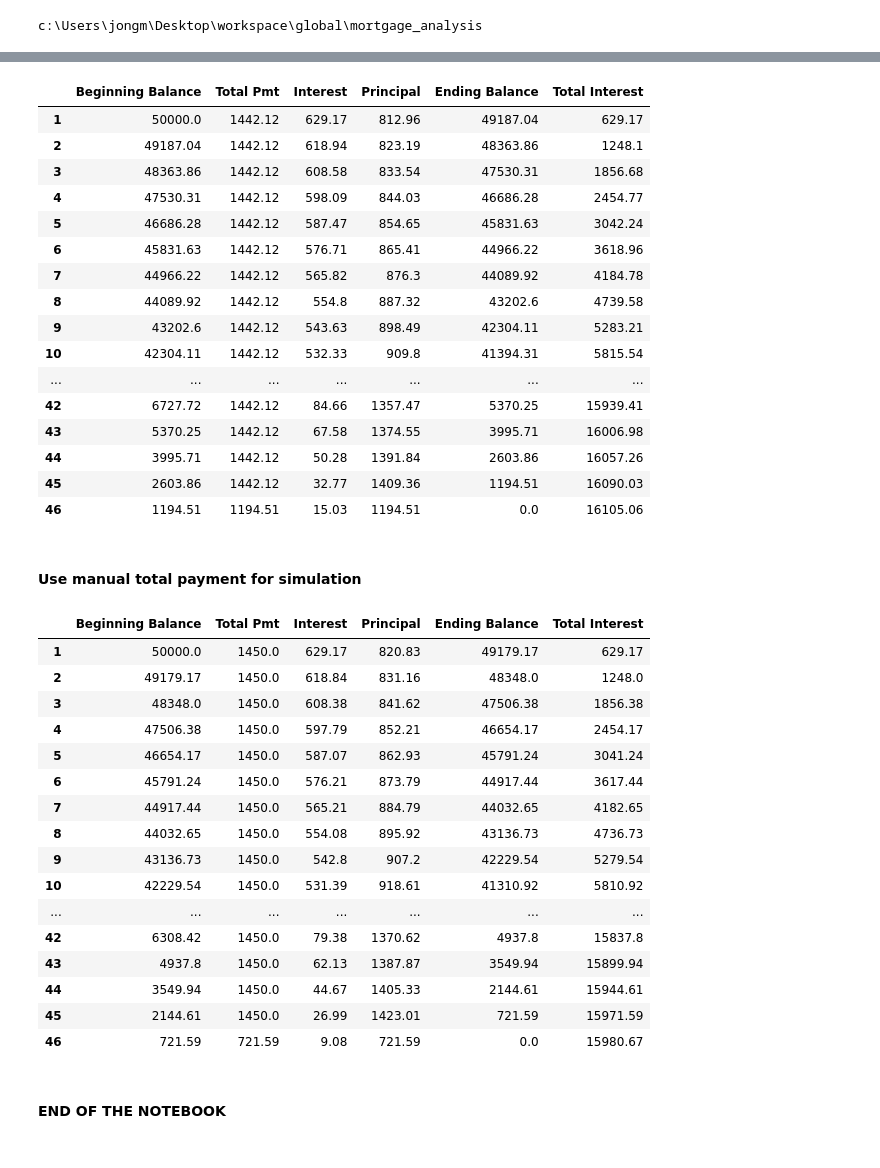
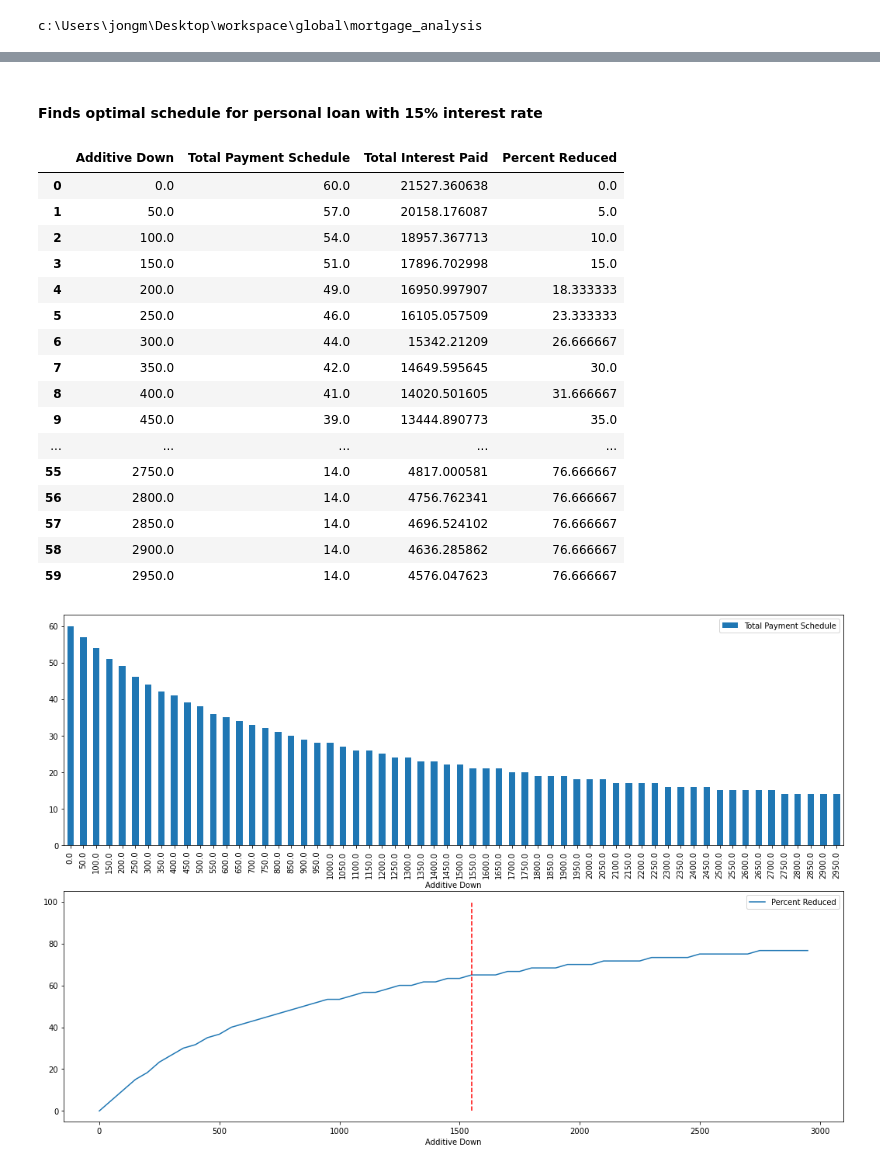
Before and after one commit to jshinm/mortgage_analysis, a Jupyter notebook: examples/loan_payment_schedule_personal_loan.ipynb, the cells around one changed output, grey strips where cells are left out. Saved outputs shown, nothing was run; the diff lists cells and outputs as text; code cells hidden in the pictures.

```diff
--- a/examples/loan_payment_schedule_personal_loan.ipynb
+++ b/examples/loan_payment_schedule_personal_loan.ipynb
@@ -16,2 +14,6 @@ APR = 0.1510 #in percentage
 # %%
-df = find_optimal_schedule(P=LOAN_AMT, r=APR, n=LOAN_TERM, test_range=range(0, 3000, 50))
+lc = LoanCalc(
+    P=LOAN_AMT,
+    r=APR,
+    n=LOAN_TERM,
+)
@@ -43,44 +20,23 @@ df.plot(x='Additive Down', y='Total Payment Schedule', kind='bar')
-# %%
-generate_amortization_table(P=LOAN_AMT, r=APR, n=LOAN_TERM, additive=250)
-# %% [output]
-|  | Beginning Balance | Total Pmt | Interest | Principal | Ending Balance | Total Interest |
-| 1 | 50000.0 | 1442.12 | 629.17 | 812.96 | 49187.04 | 629.17 |
-| 2 | 49187.04 | 1442.12 | 618.94 | 823.19 | 48363.86 | 1248.1 |
-| 3 | 48363.86 | 1442.12 | 608.58 | 833.54 | 47530.31 | 1856.68 |
-| 4 | 47530.31 | 1442.12 | 598.09 | 844.03 | 46686.28 | 2454.77 |
-| 5 | 46686.28 | 1442.12 | 587.47 | 854.65 | 45831.63 | 3042.24 |
-| 6 | 45831.63 | 1442.12 | 576.71 | 865.41 | 44966.22 | 3618.96 |
-| 7 | 44966.22 | 1442.12 | 565.82 | 876.3 | 44089.92 | 4184.78 |
-| 8 | 44089.92 | 1442.12 | 554.8 | 887.32 | 43202.6 | 4739.58 |
-| 9 | 43202.6 | 1442.12 | 543.63 | 898.49 | 42304.11 | 5283.21 |
-| 10 | 42304.11 | 1442.12 | 532.33 | 909.8 | 41394.31 | 5815.54 |
-| ... | ... | ... | ... | ... | ... | ... |
-| 42 | 6727.72 | 1442.12 | 84.66 | 1357.47 | 5370.25 | 15939.41 |
-| 43 | 5370.25 | 1442.12 | 67.58 | 1374.55 | 3995.71 | 16006.98 |
-| 44 | 3995.71 | 1442.12 | 50.28 | 1391.84 | 2603.86 | 16057.26 |
-| 45 | 2603.86 | 1442.12 | 32.77 | 1409.36 | 1194.51 | 16090.03 |
-| 46 | 1194.51 | 1194.51 | 15.03 | 1194.51 | 0.0 | 16105.06 |
-# %% [markdown]
-#### Use manual total payment for simulation
-# %%
-generate_amortization_table(P=LOAN_AMT, r=APR, n=LOAN_TERM, M=1450)
-# %% [output]
-|  | Beginning Balance | Total Pmt | Interest | Principal | Ending Balance | Total Interest |
-| 1 | 50000.0 | 1450.0 | 629.17 | 820.83 | 49179.17 | 629.17 |
-| 2 | 49179.17 | 1450.0 | 618.84 | 831.16 | 48348.0 | 1248.0 |
-| 3 | 48348.0 | 1450.0 | 608.38 | 841.62 | 47506.38 | 1856.38 |
-| 4 | 47506.38 | 1450.0 | 597.79 | 852.21 | 46654.17 | 2454.17 |
-| 5 | 46654.17 | 1450.0 | 587.07 | 862.93 | 45791.24 | 3041.24 |
-| 6 | 45791.24 | 1450.0 | 576.21 | 873.79 | 44917.44 | 3617.44 |
-| 7 | 44917.44 | 1450.0 | 565.21 | 884.79 | 44032.65 | 4182.65 |
-| 8 | 44032.65 | 1450.0 | 554.08 | 895.92 | 43136.73 | 4736.73 |
-| 9 | 43136.73 | 1450.0 | 542.8 | 907.2 | 42229.54 | 5279.54 |
-| 10 | 42229.54 | 1450.0 | 531.39 | 918.61 | 41310.92 | 5810.92 |
-| ... | ... | ... | ... | ... | ... | ... |
-| 42 | 6308.42 | 1450.0 | 79.38 | 1370.62 | 4937.8 | 15837.8 |
-| 43 | 4937.8 | 1450.0 | 62.13 | 1387.87 | 3549.94 | 15899.94 |
-| 44 | 3549.94 | 1450.0 | 44.67 | 1405.33 | 2144.61 | 15944.61 |
-| 45 | 2144.61 | 1450.0 | 26.99 | 1423.01 | 721.59 | 15971.59 |
-| 46 | 721.59 | 721.59 | 9.08 | 721.59 | 0.0 | 15980.67 |
-# %% [markdown]
-#### END OF THE NOTEBOOK
+# %% [markdown]
+#### Finds optimal schedule for personal loan with 15% interest rate
+# %%
+lc.find_optimal_schedule(search_range=range(0, 3000, 50))
+# %% [output]
+|  | Additive Down | Total Payment Schedule | Total Interest Paid | Percent Reduced |
+| 0 | 0.0 | 60.0 | 21527.360638 | 0.0 |
+| 1 | 50.0 | 57.0 | 20158.176087 | 5.0 |
+| 2 | 100.0 | 54.0 | 18957.367713 | 10.0 |
+| 3 | 150.0 | 51.0 | 17896.702998 | 15.0 |
+| 4 | 200.0 | 49.0 | 16950.997907 | 18.333333 |
+| 5 | 250.0 | 46.0 | 16105.057509 | 23.333333 |
+| 6 | 300.0 | 44.0 | 15342.21209 | 26.666667 |
+| 7 | 350.0 | 42.0 | 14649.595645 | 30.0 |
+| 8 | 400.0 | 41.0 | 14020.501605 | 31.666667 |
+| 9 | 450.0 | 39.0 | 13444.890773 | 35.0 |
+| ... | ... | ... | ... | ... |
+| 55 | 2750.0 | 14.0 | 4817.000581 | 76.666667 |
+| 56 | 2800.0 | 14.0 | 4756.762341 | 76.666667 |
+| 57 | 2850.0 | 14.0 | 4696.524102 | 76.666667 |
+| 58 | 2900.0 | 14.0 | 4636.285862 | 76.666667 |
+| 59 | 2950.0 | 14.0 | 4576.047623 | 76.666667 |
+[figure, added]
```
Also changed, not shown: parts of 10 cells of this notebook.
